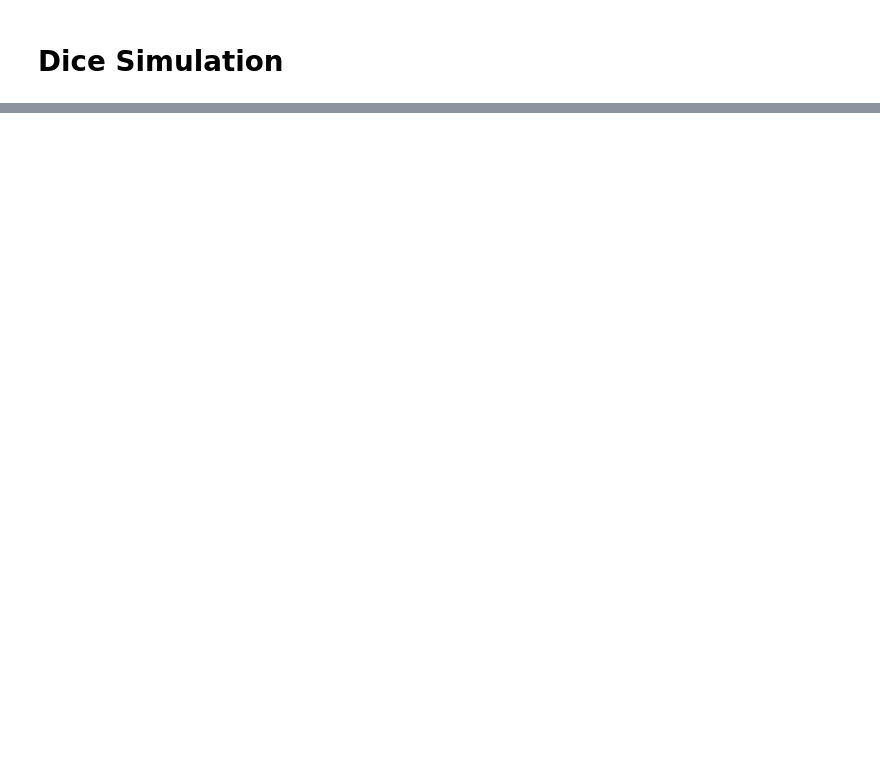
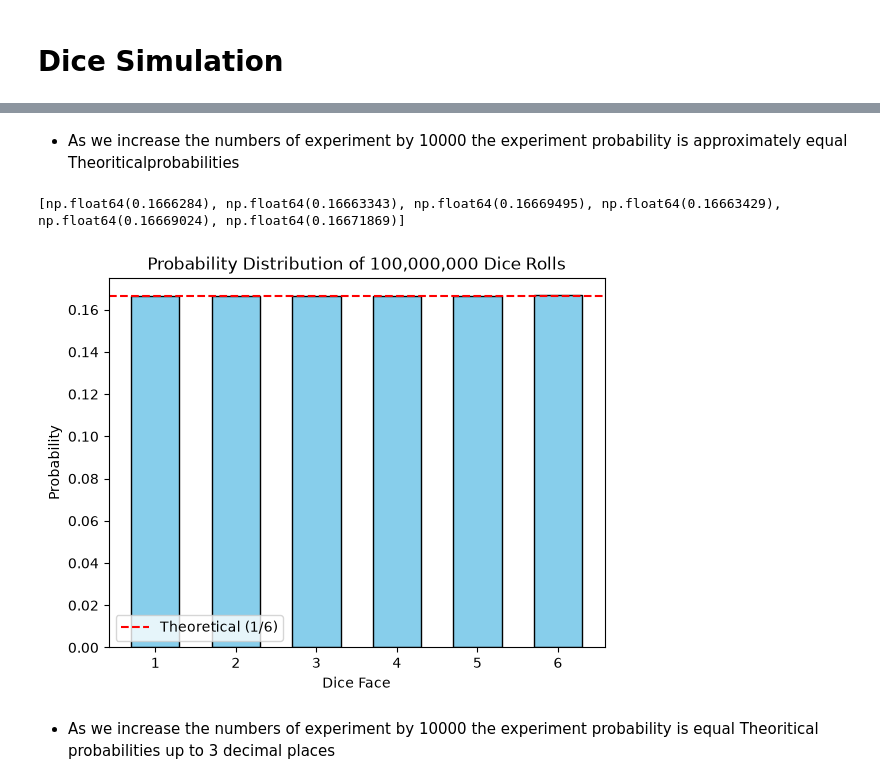
Before and after one commit to dawoodafzal62138/My-ML-Journey, a Jupyter notebook: Phase 2/Projects/Dice Simulation/dice_simulation.ipynb, the cells around one changed output, grey strips where cells are left out. Cells and saved outputs as stored; diff of their text form; code cells hidden in the pictures; blank space fills up the shorter version.

```diff
--- a/Phase 2/Projects/Dice Simulation/dice_simulation.ipynb
+++ b/Phase 2/Projects/Dice Simulation/dice_simulation.ipynb
@@ -54,0 +124,12 @@ plt.show()
+# %% [markdown]
+* As we increase the numbers of experiment by 10000 the experiment probability is approximately equal Theoriticalprobabilities
+# %%
+number_of_rolls = 100000000
+element , probabilities = calculate_probabilities(element , number_of_rolls)
+print(probabilities)
+draw_plot(element ,probabilities , number_of_rolls)
+# %% [output]
+[np.float64(0.1666284), np.float64(0.16663343), np.float64(0.16669495), np.float64(0.16663429), np.float64(0.16669024), np.float64(0.16671869)]
+[figure, added]
+# %% [markdown]
+* As we increase the numbers of experiment by 10000 the experiment probability is  equal Theoritical probabilities up to 3 decimal places
```
Also changed, not shown: parts of 13 cells of this notebook.
